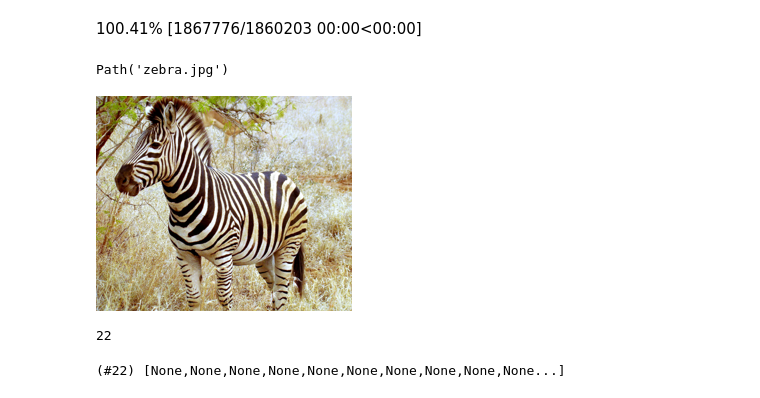
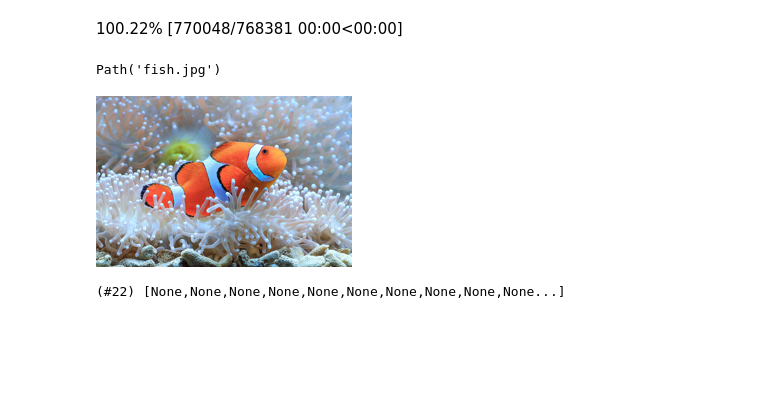
Before and after one commit to xioulin/natLangProc1, a Jupyter notebook: Deep_Learning/ch1.ipynb, the cells around one changed output. Drawn from its saved outputs; the diff is of its cells as text; code cells hidden in the pictures; blank space fills up the shorter version.

Commit message:
caught fish trainer

```diff
--- a/Deep_Learning/ch1.ipynb
+++ b/Deep_Learning/ch1.ipynb
@@ -13,10 +15,10 @@ zebra= find_image('zebra', max_images=20)
 # %%
-download_url(zebra[0], dest='zebra.jpg')
+download_url(pesca[0], dest='fish.jpg')
 # %% [output]
-100.41% [1867776/1860203 00:00<00:00]
+100.22% [770048/768381 00:00<00:00]
-Path('zebra.jpg')
+Path('fish.jpg')
 # %%
-Image.open('zebra.jpg').to_thumb(256,256)
+Image.open('fish.jpg').to_thumb(256,256)
 # %% [output]
-[figure, old version]
+[figure, new version]
 # %%
@@ -30,11 +32,7 @@ for b in equine:
 # %%
 failed =verify_images(get_image_files(path))
+len(failed)
+failed.map(Path.unlink)
+# %% [output]
+(#22) [None,None,None,None,None,None,None,None,None,None...]
-# %%
-len(failed)
-# %% [output]
-22
-# %%
-failed.map(Path.unlink)
-# %% [output]
-(#22) [None,None,None,None,None,None,None,None,None,None...]
 # %%
```
Also changed, not shown: parts of 15 cells of this notebook, 1 other file.
